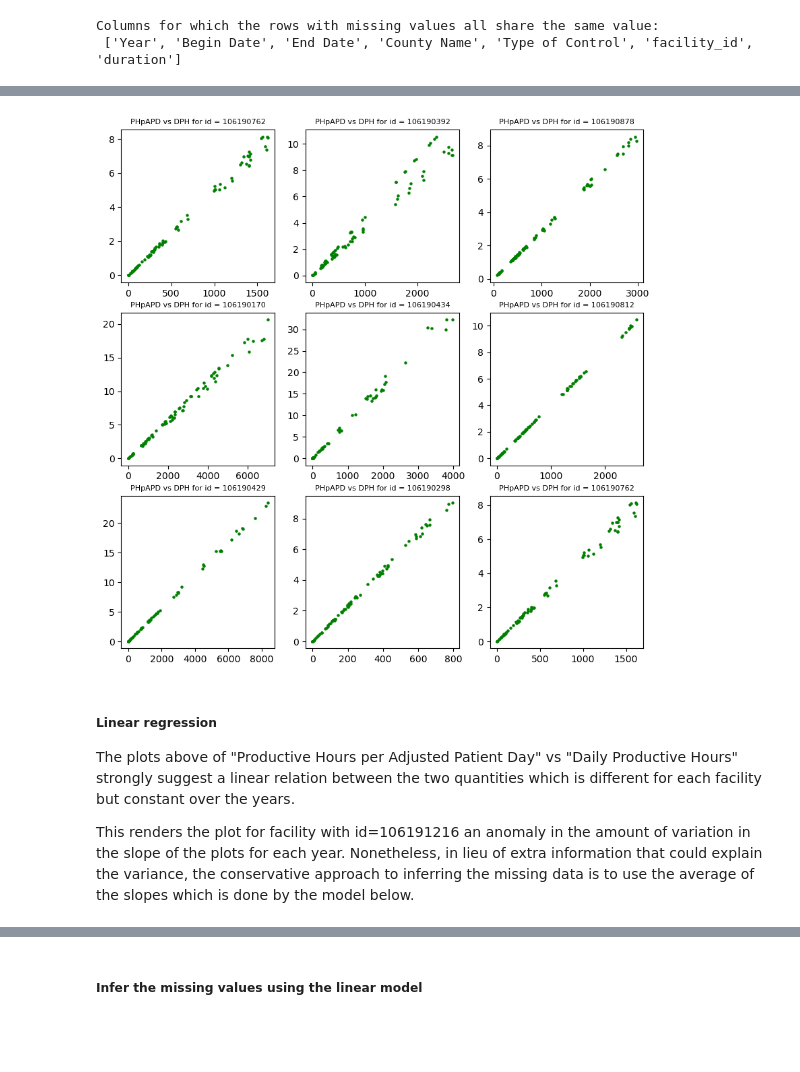
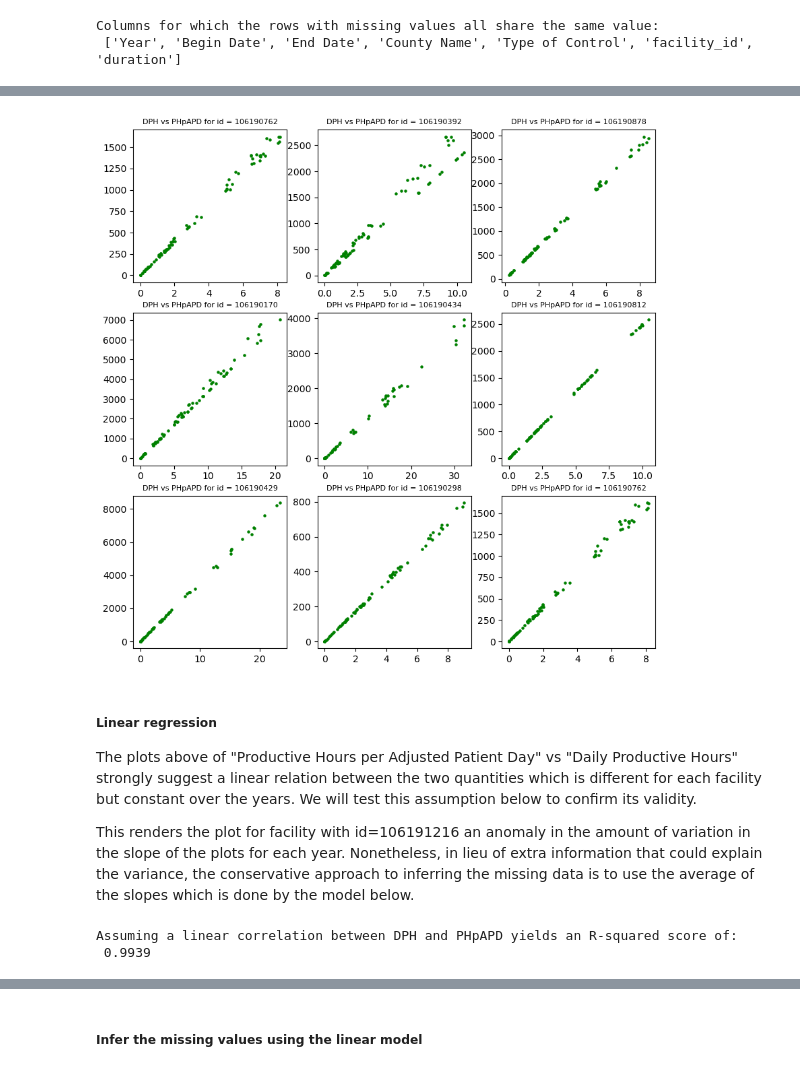
Before and after one commit to ndoroud/Hospital_Staffing, a Jupyter notebook: staffing.ipynb, the cells around one changed output, grey strips where cells are left out. Drawn from its saved outputs; the diff is of its cells as text; code cells hidden in the pictures; blank space fills up the shorter version.

```diff
--- a/staffing.ipynb
+++ b/staffing.ipynb
@@ -18,9 +22,20 @@ path = os.getcwd()
 # Hospital staffing
 
 The dataset we use is provided courtesy of Department of Healthcare Access and Information of California which can be found downloaded from <a href=https://data.chhs.ca.gov/dataset/hospital-staffing-2009-2013> here </a>.
+# %%
+# Import dataset download link from file
+with open(path+'/datasets/dataset.url', 'r') as file:
+    ds_link = file.read()
+
+# Download dataset
+if not os.path.exists(path+'/datasets/'+ds_link.split('/')[-1]):
+    tf.keras.utils.get_file(ds_link.split('/')[-1],
+                            ds_link,
+                            cache_dir='./',
+                            cache_subdir='datasets')
 # %%
 # Load data as a pandas dataframe
-df = pd.read_csv(path+'/datasets/hospital-staffing-2009-2013.csv',
+df = pd.read_csv(path+'/datasets/'+ds_link.split('/')[-1],
                  delimiter=',',
                  on_bad_lines='warn')
 df.head(3)
@@ -541,36 +556,61 @@ plt.show()
 # %%
 # List facility ids with similar features
 #(type of control = Non Profit, County Name = )
 np_la_mask = cfns.df_mask(df,{'Type of Control':'Non-Profit', 'County Name':'Los Angeles'})
 
 np_la_fids = df[np_la_mask].facility_id.unique()
 
 # Select a few of the facilities at random
 k = 9
 np.random.seed(2)
 fids = np.random.choice(np_la_fids, k)
 
 # Create masks to select corresponding entries.
 masks=[cfns.df_mask(df,{'Type of Control':toc,'facility_id':fids[i]}) for i in range(k)]
 
 # Select the data to plot from these entries
-Xs=[df[masks[i]].DPH for i in range(k)]
-Ys=[df[masks[i]].PHpAPD for i in range(k)]
+Xs=[df[masks[i]].PHpAPD for i in range(k)]
+Ys=[df[masks[i]].DPH for i in range(k)]
 
-# Plot the data for different Hours Type
+# Plot the data for all hour types and available years
 fig, axs = plt.subplots(3, 3)
 fig.set_figheight(10)
 fig.set_figwidth(10)
 for i in range(k):
     axs[i//3, i%3].scatter(Xs[i], Ys[i], 5, 'green', label=f'{fids[i]}')
-    axs[i//3, i%3].set_title('PHpAPD vs DPH for id = {}'.format(fids[i]), size=8)
+    axs[i//3, i%3].set_title('DPH vs PHpAPD for id = {}'.format(fids[i]), size=8)
 plt.show()
 # %% [output]
-[figure, old version]
+[figure, new version]
 # %% [markdown]
 ##### Linear regression
 
-The plots above of "Productive Hours per Adjusted Patient Day" vs "Daily Productive Hours" strongly suggest a linear relation between the two quantities which is different for each facility but constant over the years.
+The plots above of "Productive Hours per Adjusted Patient Day" vs "Daily Productive Hours" strongly suggest a linear relation between the two quantities which is different for each facility but constant over the years. We will test this assumption below to confirm its validity.
 
 This renders the plot for facility with id=106191216 an anomaly in the amount of variation in the slope of the plots for each year. Nonetheless, in lieu of extra information that could explain the variance, the conservative approach to inferring the missing data is to use the average of the slopes which is done by the model below.
+# %%
+# Testing the linear correlation of DPH and PHpAPD:
+# DPH[i] = w[i]*PHpAPD[i] for all i in facility_ids.
+cols = ['facility_id','DPH','PHpAPD']
+
+# Estimate the weights, w[i], via w[i] = mean(DPH)[i]/mean(PHpAPD)[i]
+df_copy = df.copy()[cols].dropna()
+LR_weights = df_copy.groupby(['facility_id']).mean().apply(
+    lambda x: x[0]/(x[1]+0.000001), axis=1).rename('LR_weights').reset_index()
+
+# Compute the predictions of linear model:
+# DPH_predictions[i] = w[i] * PHpAPD[i]
+linear_predictions = LR_weights.merge(
+    df_copy[cols], 'right', on=['facility_id'])[['LR_weights','PHpAPD']].apply(
+    lambda x: x[0]*x[1], axis=1).to_numpy()
+
+# Evaluate R-squared score for the model
+r2_linear = cfns.r2_score(df_copy.DPH.to_numpy(), linear_predictions)
+
+# Print results
+print('Assuming a linear correlation between DPH and PHpAPD yields an R-squared score of:\n',
+      np.round(r2_linear,4))
+# %% [output]
+Assuming a linear correlation between DPH and PHpAPD yields an R-squared score of:
+ 0.9939
 # %%
```
Also changed, not shown: parts of 27 cells of this notebook, 1 other file.
